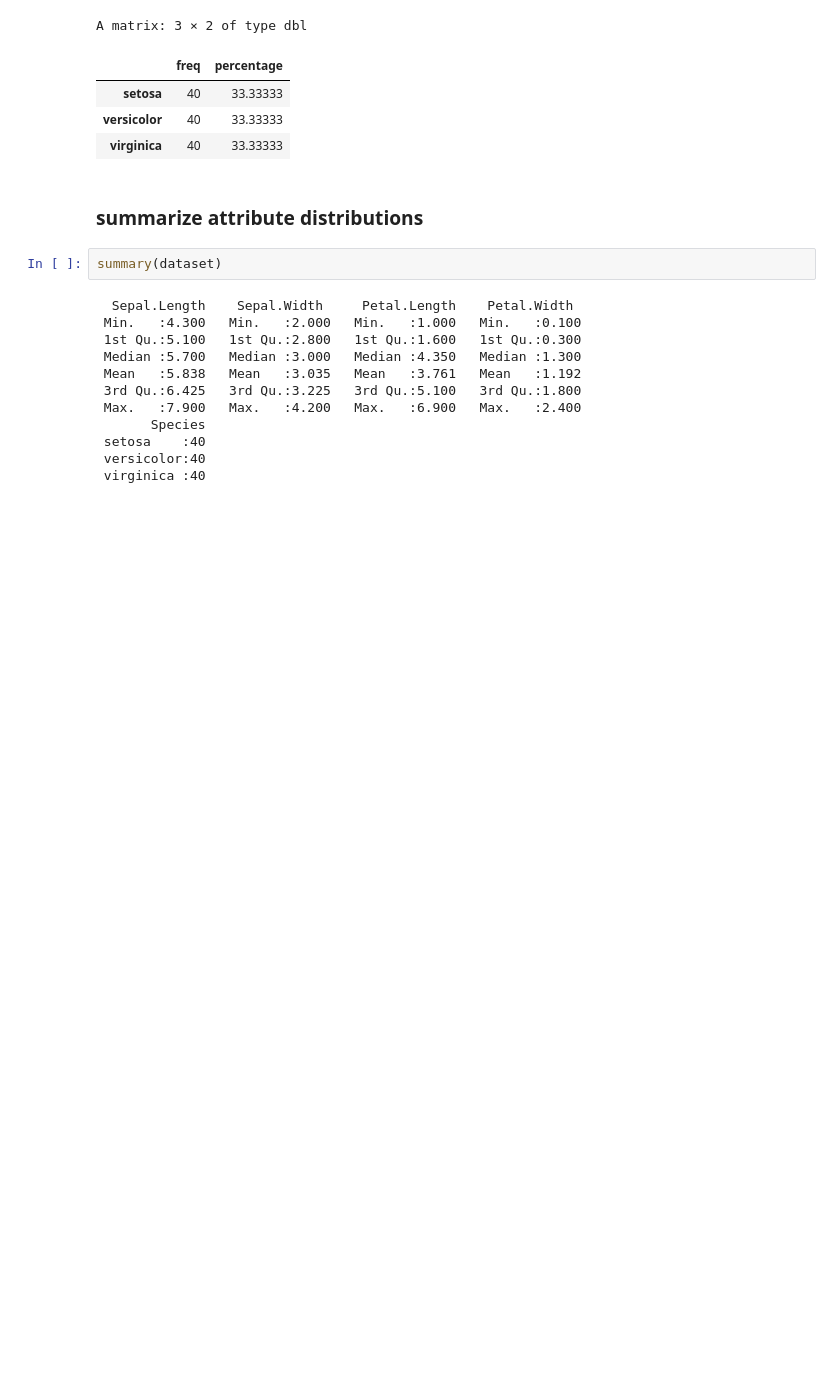
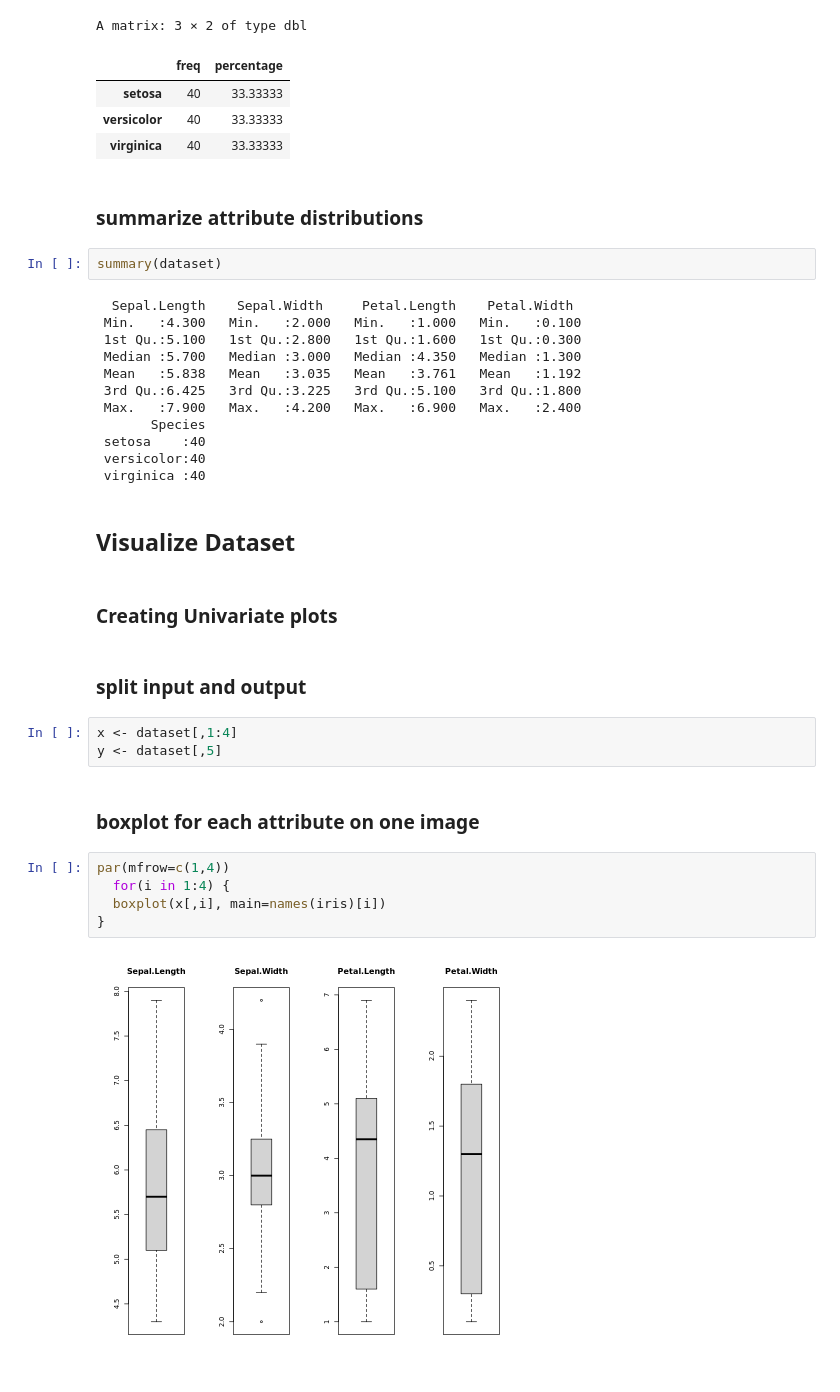
Before and after one commit to eblige01/ML_r, a Jupyter notebook: ML_r.ipynb, the cells around one changed output. Drawn from its saved outputs; the diff is of its cells as text; blank space fills up the shorter version.

```diff
--- a/ML_r.ipynb
+++ b/ML_r.ipynb
@@ -86,3 +86,21 @@ summary(dataset)
  setosa    :40
  versicolor:40
  virginica :40
+# %% [markdown]
+## Visualize Dataset
+# %% [markdown]
+### Creating Univariate plots
+# %% [markdown]
+### split input and output
+# %%
+x <- dataset[,1:4]
+y <- dataset[,5]
+# %% [markdown]
+### boxplot for each attribute on one image
+# %%
+par(mfrow=c(1,4))
+  for(i in 1:4) {
+  boxplot(x[,i], main=names(iris)[i])
+}
+# %% [output]
+[figure, added]
```
Also changed, not shown: parts of 9 cells of this notebook.
